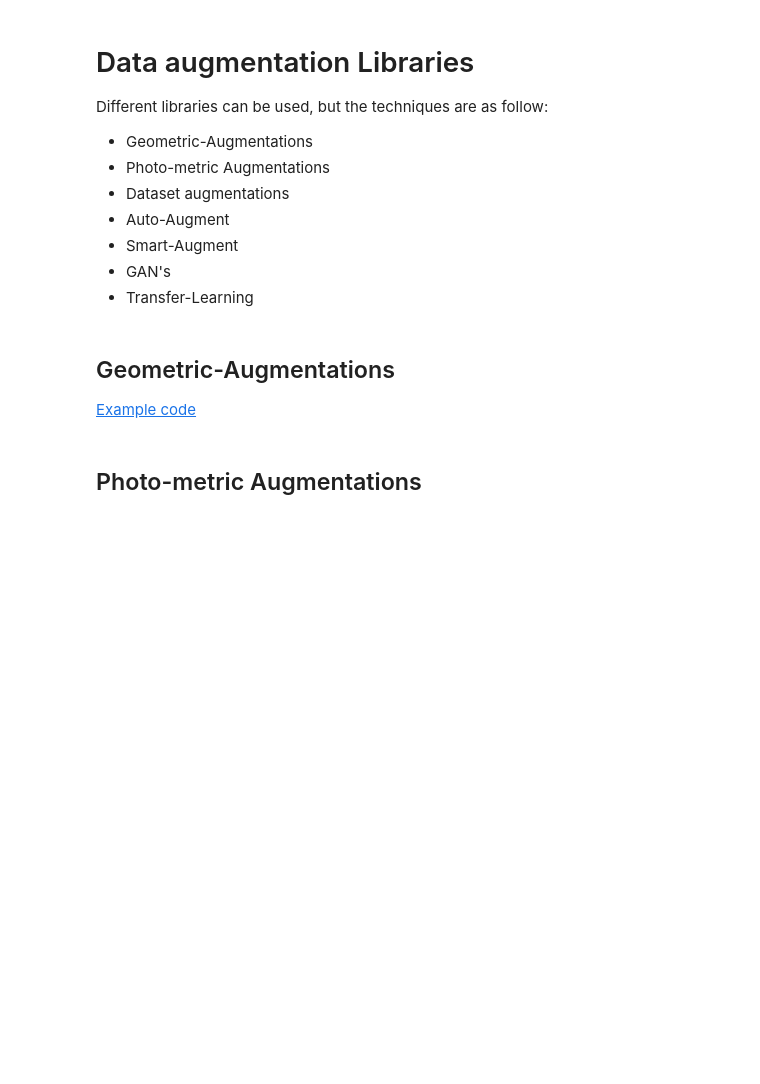
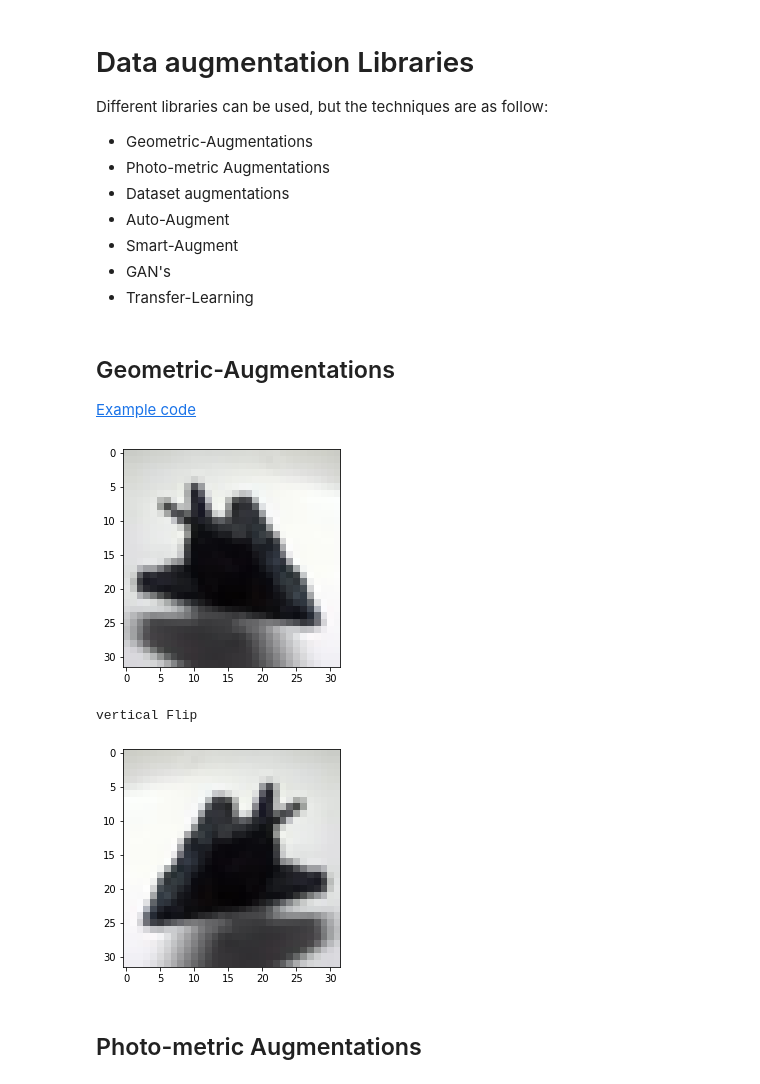
Before and after one commit to Muhammad0Awais/MS_Thesis, a Jupyter notebook: ResearchNotebook.ipynb, the cells around one changed output. Cells and saved outputs as stored; diff of their text form; code cells hidden in the pictures; blank space fills up the shorter version.

```diff
--- a/ResearchNotebook.ipynb
+++ b/ResearchNotebook.ipynb
@@ -378,3 +417,19 @@ for batch in datagen.flow(x, batch_size = 1,
+# %%
+#rotation testing
+# for key in cifar_dic.keys():
+#   print(key)
+im = cifar_dic[0][0]
+pyplot.imshow(im)
+pyplot.show()
+# print(im)
+gm_aug = geometric(im)
+im2 = gm_aug.flip()
+pyplot.imshow(im2)
+pyplot.show()
+# %% [output]
+[figure, added]
+vertical Flip
+[figure, added]
 # %% [markdown]
 ## Photo-metric Augmentations
 # %%
```
Also changed, not shown: parts of 1 cell of this notebook.
